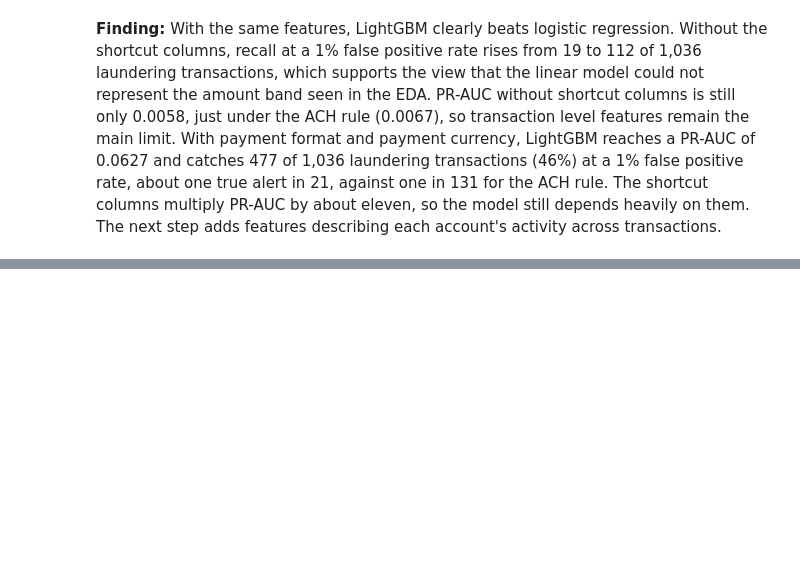
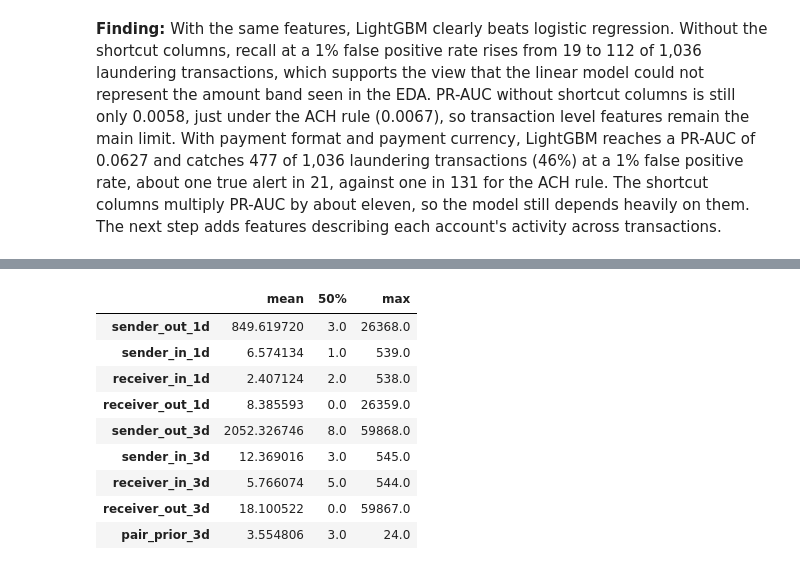
Before and after one commit to sap6011/bank-guard, a Jupyter notebook: notebooks/02_baselines.ipynb, the cells around one changed output, grey strips where cells are left out. Drawn from its saved outputs; the diff is of its cells as text; code cells hidden in the pictures; blank space fills up the shorter version.

```diff
--- a/notebooks/02_baselines.ipynb
+++ b/notebooks/02_baselines.ipynb
@@ -245,0 +252,54 @@ pd.DataFrame(results)
+# %%
+BIG = 100_000
+WINDOWS = {"1d": 1440, "3d": 4320}  # minutes
+
+
+def account_codes(tx):
+    from_key = tx["from_bank"].astype(str) + "_" + tx["from_account"].astype(str)
+    to_key = tx["to_bank"].astype(str) + "_" + tx["to_account"].astype(str)
+    codes, _ = pd.factorize(pd.concat([from_key, to_key], ignore_index=True))
+    return codes[: len(tx)], codes[len(tx):]
+
+
+def count_prior(event_codes, event_minutes, query_codes, query_minutes, window):
+    events = np.sort(event_codes.astype(np.int64) * BIG + event_minutes)
+    q = query_codes.astype(np.int64) * BIG + query_minutes
+    return np.searchsorted(events, q, "left") - np.searchsorted(events, q - window, "left")
+
+
+def add_graph_features(tx, windows=WINDOWS):
+    from_code, to_code = account_codes(tx)
+    minutes = (
+        (tx["timestamp"] - tx["timestamp"].min()).dt.total_seconds() // 60
+    ).to_numpy().astype(np.int64)
+
+    real = ~tx["self_transfer"].to_numpy()
+    ev_from, ev_to, ev_min = from_code[real], to_code[real], minutes[real]
+
+    out = pd.DataFrame(index=tx.index)
+    for label, w in windows.items():
+        out[f"sender_out_{label}"] = count_prior(ev_from, ev_min, from_code, minutes, w)
+        out[f"sender_in_{label}"] = count_prior(ev_to, ev_min, from_code, minutes, w)
+        out[f"receiver_in_{label}"] = count_prior(ev_to, ev_min, to_code, minutes, w)
+        out[f"receiver_out_{label}"] = count_prior(ev_from, ev_min, to_code, minutes, w)
+
+    n_codes = int(max(from_code.max(), to_code.max())) + 1
+    _, pair_code = np.unique(from_code.astype(np.int64) * n_codes + to_code, return_inverse=True)
+    out["pair_prior_3d"] = count_prior(pair_code[real], ev_min, pair_code, minutes, WINDOWS["3d"])
+    return out
+
+
+G = add_graph_features(tx)
+GRAPH = list(G.columns)
+G.describe().T[["mean", "50%", "max"]]
+# %% [output]
+|  | mean | 50% | max |
+| sender_out_1d | 849.619720 | 3.0 | 26368.0 |
+| sender_in_1d | 6.574134 | 1.0 | 539.0 |
+| receiver_in_1d | 2.407124 | 2.0 | 538.0 |
+| receiver_out_1d | 8.385593 | 0.0 | 26359.0 |
+| sender_out_3d | 2052.326746 | 8.0 | 59868.0 |
+| sender_in_3d | 12.369016 | 3.0 | 545.0 |
+| receiver_in_3d | 5.766074 | 5.0 | 544.0 |
+| receiver_out_3d | 18.100522 | 0.0 | 59867.0 |
+| pair_prior_3d | 3.554806 | 3.0 | 24.0 |
```
Also changed, not shown: parts of 6 cells of this notebook.
